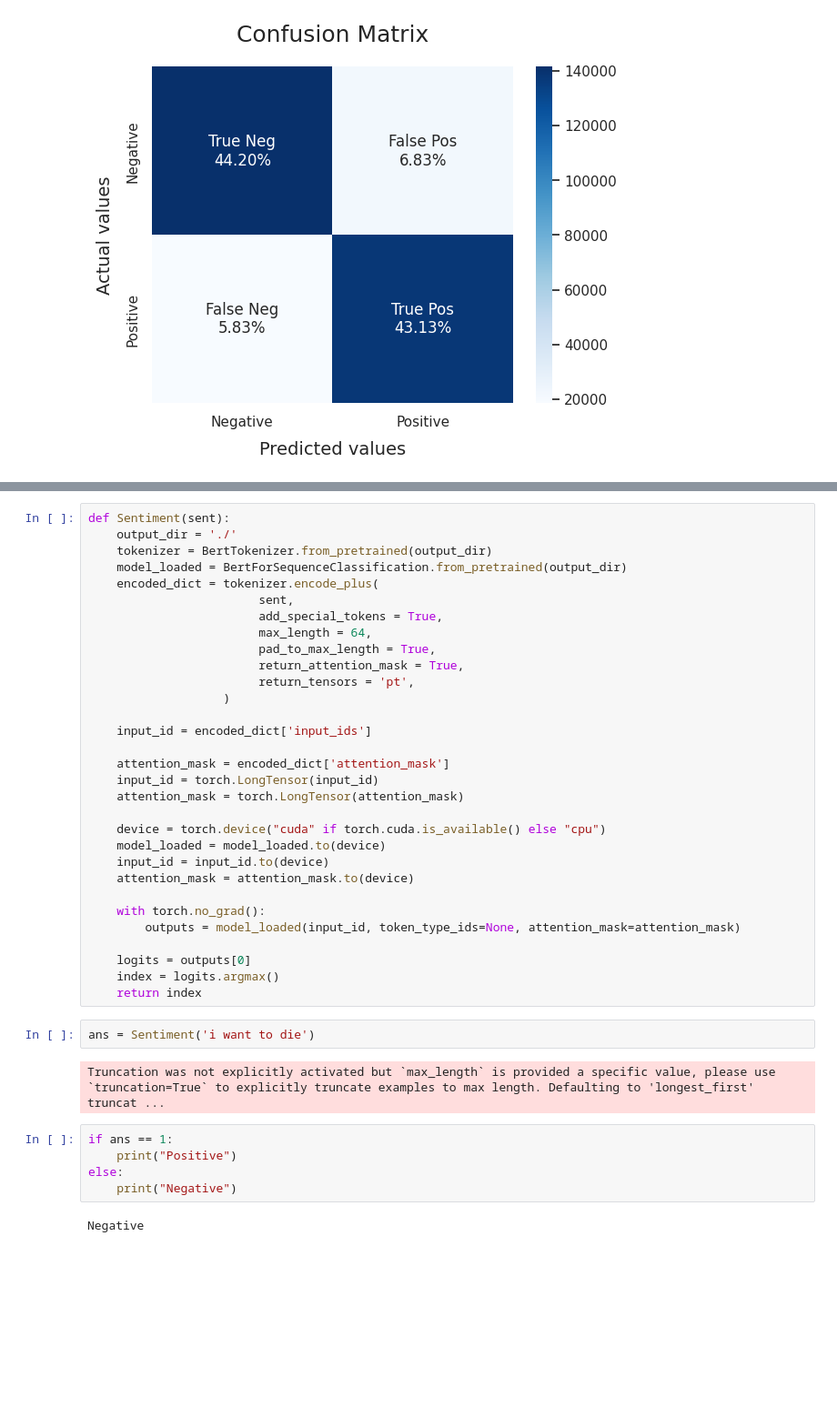
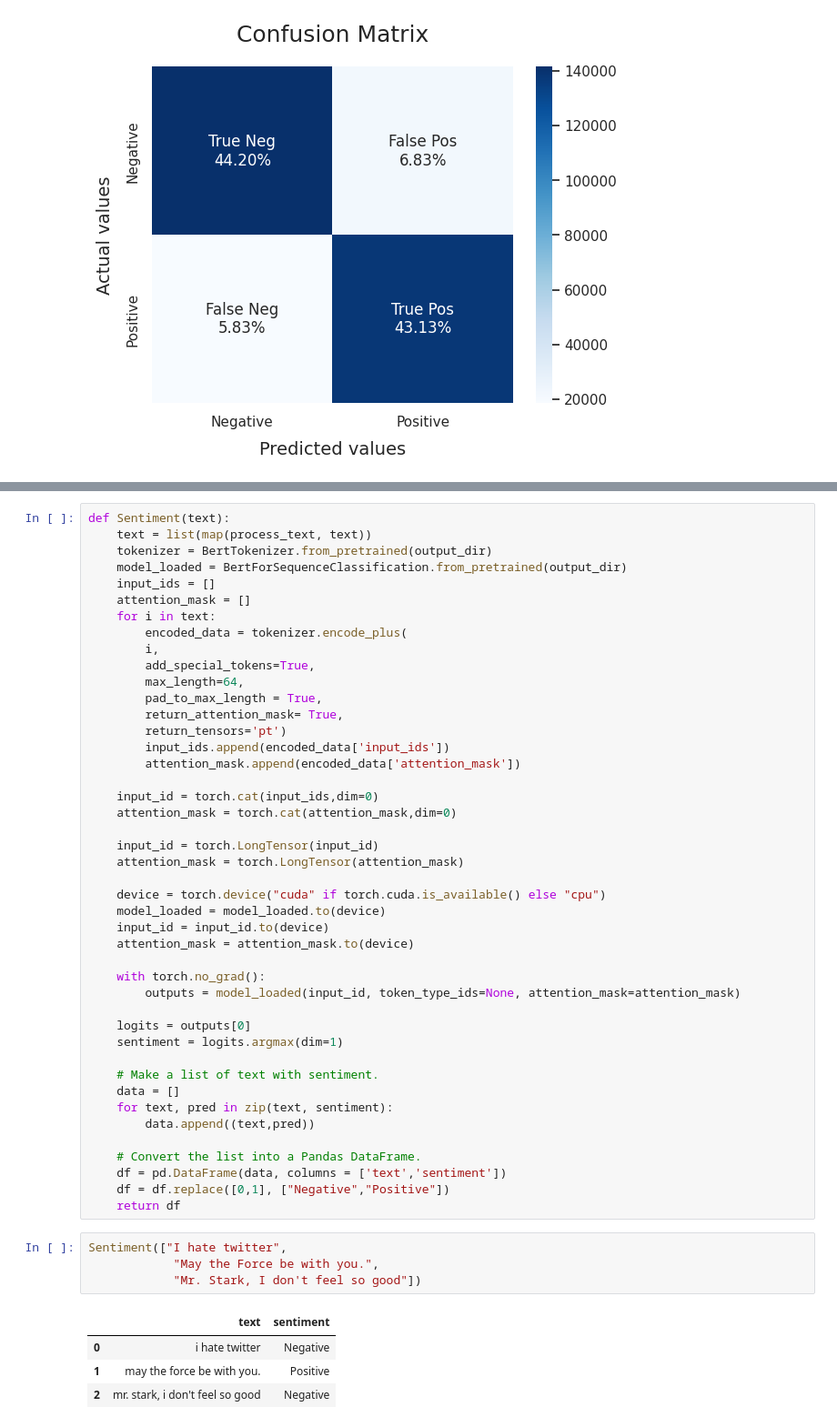
Before and after one commit to livio-24/TwitterSentimentAnalysis, a Jupyter notebook: TwitterSentimentAnalysisBERT.ipynb, the cells around one changed output, grey strips where cells are left out. Shown: that part at 91% size. Cells and saved outputs as stored; diff of their text form; blank space fills up the shorter version.

```diff
--- a/TwitterSentimentAnalysisBERT.ipynb
+++ b/TwitterSentimentAnalysisBERT.ipynb
@@ -321,22 +321,26 @@ model_loaded = BertForSequenceClassification.from_pretrained(output_dir)
 # %% [output]
 Loading BERT tokenizer...
 # %%
-def Sentiment(sent):
-    output_dir = './'
+def Sentiment(text):
+    text = list(map(process_text, text))
     tokenizer = BertTokenizer.from_pretrained(output_dir)
     model_loaded = BertForSequenceClassification.from_pretrained(output_dir)
-    encoded_dict = tokenizer.encode_plus(
-                        sent,
-                        add_special_tokens = True,
-                        max_length = 64,
-                        pad_to_max_length = True,
-                        return_attention_mask = True,
-                        return_tensors = 'pt',
-                   )
+    input_ids = []
+    attention_mask = []
+    for i in text:
+        encoded_data = tokenizer.encode_plus(
+        i,
+        add_special_tokens=True,
+        max_length=64,
+        pad_to_max_length = True,
+        return_attention_mask= True,
+        return_tensors='pt')
+        input_ids.append(encoded_data['input_ids'])
+        attention_mask.append(encoded_data['attention_mask'])
 
-    input_id = encoded_dict['input_ids']
+    input_id = torch.cat(input_ids,dim=0)
+    attention_mask = torch.cat(attention_mask,dim=0)
 
-    attention_mask = encoded_dict['attention_mask']
     input_id = torch.LongTensor(input_id)
     attention_mask = torch.LongTensor(attention_mask)
 
@@ -349,16 +353,23 @@ def Sentiment(sent):
         outputs = model_loaded(input_id, token_type_ids=None, attention_mask=attention_mask)
 
     logits = outputs[0]
-    index = logits.argmax()
-    return index
+    sentiment = logits.argmax(dim=1)
+
+    # Make a list of text with sentiment.
+    data = []
+    for text, pred in zip(text, sentiment):
+        data.append((text,pred))
+
+    # Convert the list into a Pandas DataFrame.
+    df = pd.DataFrame(data, columns = ['text','sentiment'])
+    df = df.replace([0,1], ["Negative","Positive"])
+    return df
-# %%
-ans = Sentiment('i want to die')
-# %% [output]
-Truncation was not explicitly activated but `max_length` is provided a specific value, please use `truncation=True` to explicitly truncate examples to max length. Defaulting to 'longest_first' truncat ...
-# %%
-if ans == 1:
-    print("Positive")
-else:
-    print("Negative")
-# %% [output]
-Negative
+# %%
+Sentiment(["I hate twitter",
+            "May the Force be with you.",
+            "Mr. Stark, I don't feel so good"])
+# %% [output]
+|  | text | sentiment |
+| 0 | i hate twitter | Negative |
+| 1 | may the force be with you. | Positive |
+| 2 | mr. stark, i don't feel so good | Negative |
```
Also changed, not shown: parts of 3 cells of this notebook.
